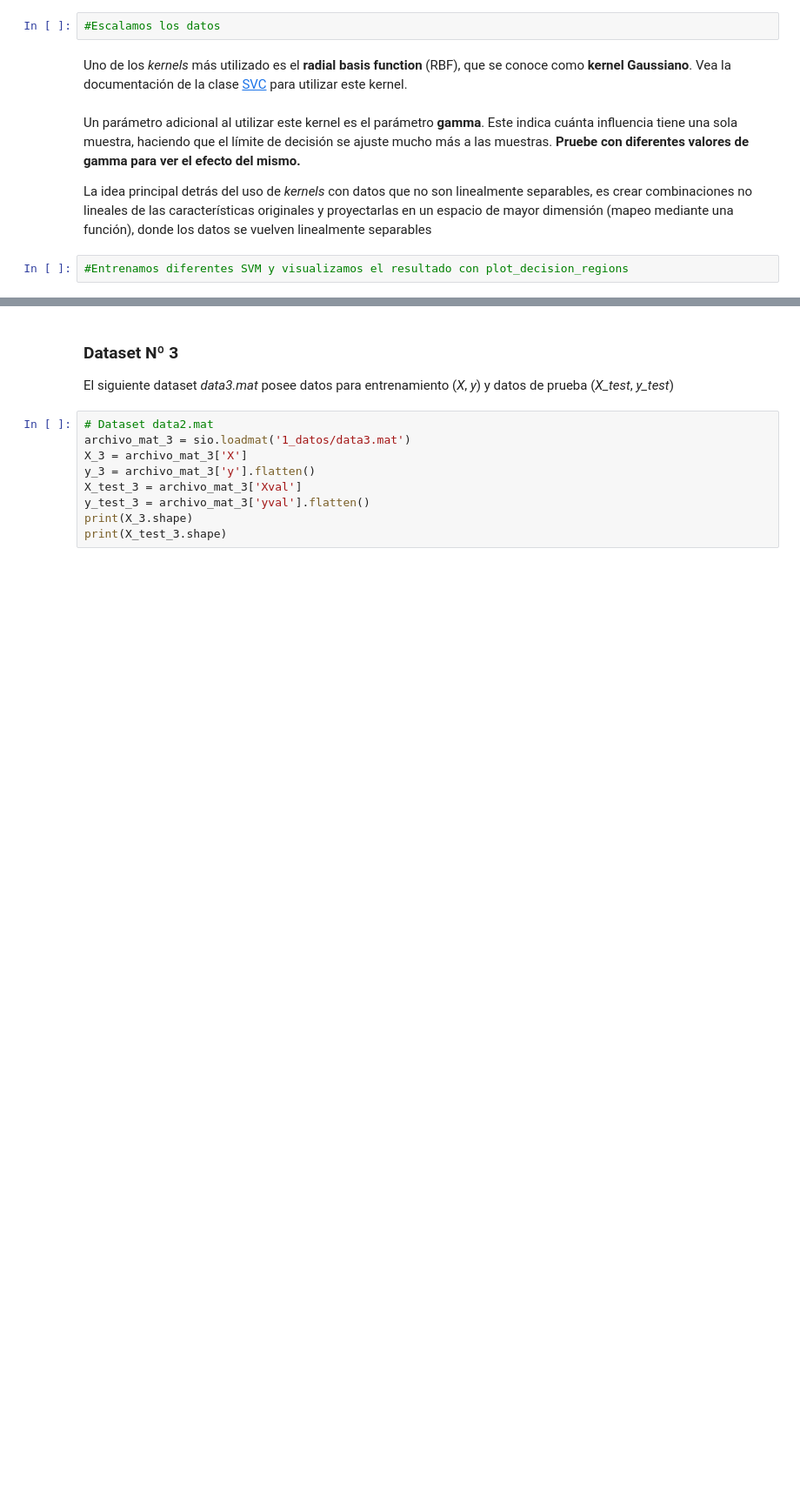
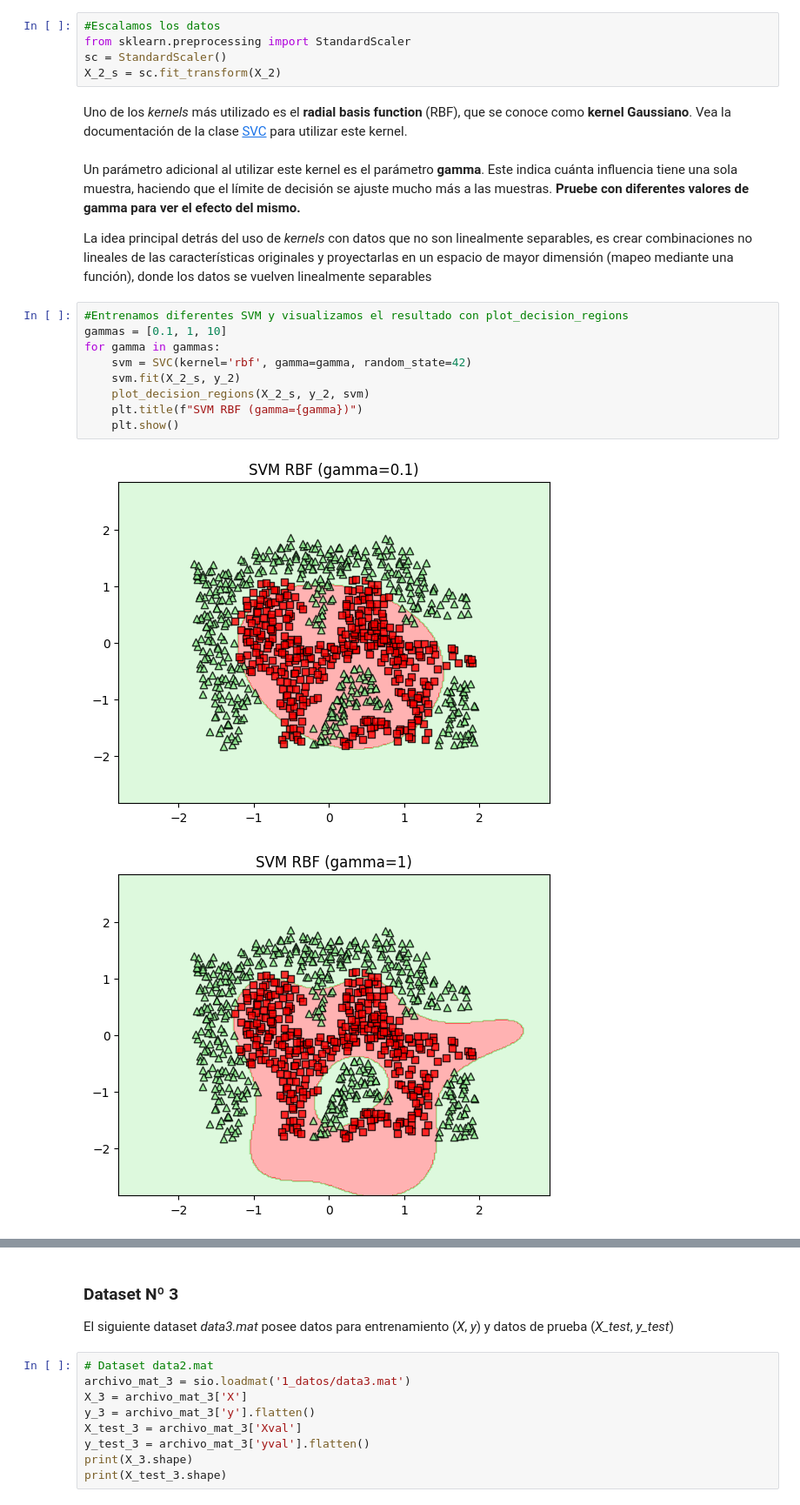
Before and after one commit to DinoMondino/IA, a Jupyter notebook: 4_KNN-SVM-LDA/SVM.ipynb, the cells around one changed output, grey strips where cells are left out. Shown at 87% size. Cells and saved outputs as stored; diff of their text form; blank space fills up the shorter version.

```diff
--- a/4_KNN-SVM-LDA/SVM.ipynb
+++ b/4_KNN-SVM-LDA/SVM.ipynb
@@ -104,6 +122,9 @@ for idx, cl in enumerate(np.unique(y_2)):
 Como verá de la gráfica, los datos no son linealmente separables. Con el kernel Gaussiano, el algoritmo del SVM podrá encontrar la región de decisión capaz de separar los datos correctamente y seguir los contornos del dataset.
 # %%
 #Escalamos los datos
+from sklearn.preprocessing import StandardScaler
+sc = StandardScaler()
+X_2_s = sc.fit_transform(X_2)
 # %% [markdown]
 Uno de los _kernels_ más utilizado es el __radial basis function__ (RBF), que se conoce como __kernel Gaussiano__. Vea la documentación de la clase [SVC](https://scikit-learn.org/stable/modules/generated/sklearn.svm.SVC.html#sklearn.svm.SVC) para utilizar este kernel.
 # %% [markdown]
@@ -112,3 +133,13 @@ Un parámetro adicional al utilizar este kernel es el parámetro **gamma**. Este
 La idea principal detrás del uso de _kernels_ con datos que no son linealmente separables, es crear combinaciones no lineales de las características originales y proyectarlas en un espacio de mayor dimensión (mapeo mediante una función), donde los datos se vuelven linealmente separables
 # %%
 #Entrenamos diferentes SVM y visualizamos el resultado con plot_decision_regions
+gammas = [0.1, 1, 10]
+for gamma in gammas:
+    svm = SVC(kernel='rbf', gamma=gamma, random_state=42)
+    svm.fit(X_2_s, y_2)
+    plot_decision_regions(X_2_s, y_2, svm)
+    plt.title(f"SVM RBF (gamma={gamma})")
+    plt.show()
+# %% [output]
+[figure, added]
+[figure, added]
```
Also changed, not shown: parts of 7 cells of this notebook.
